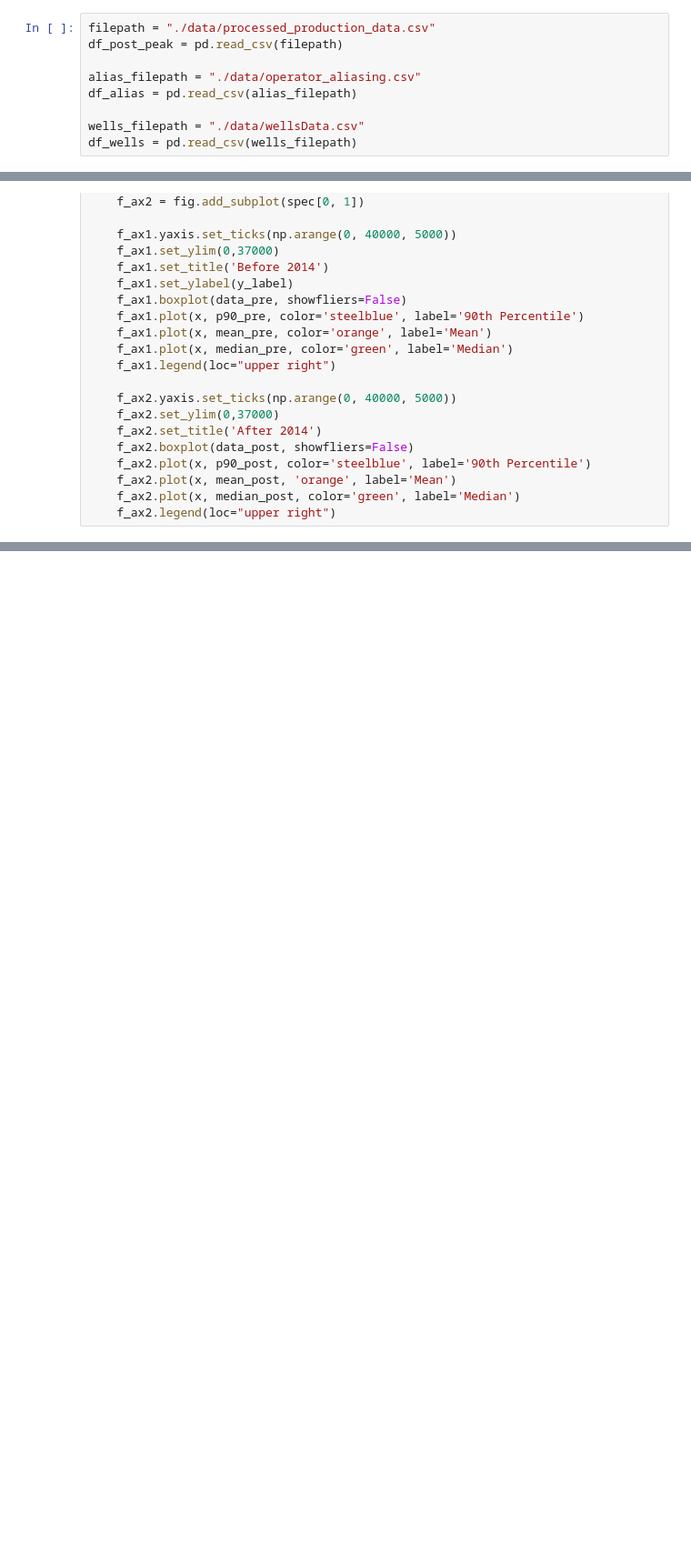
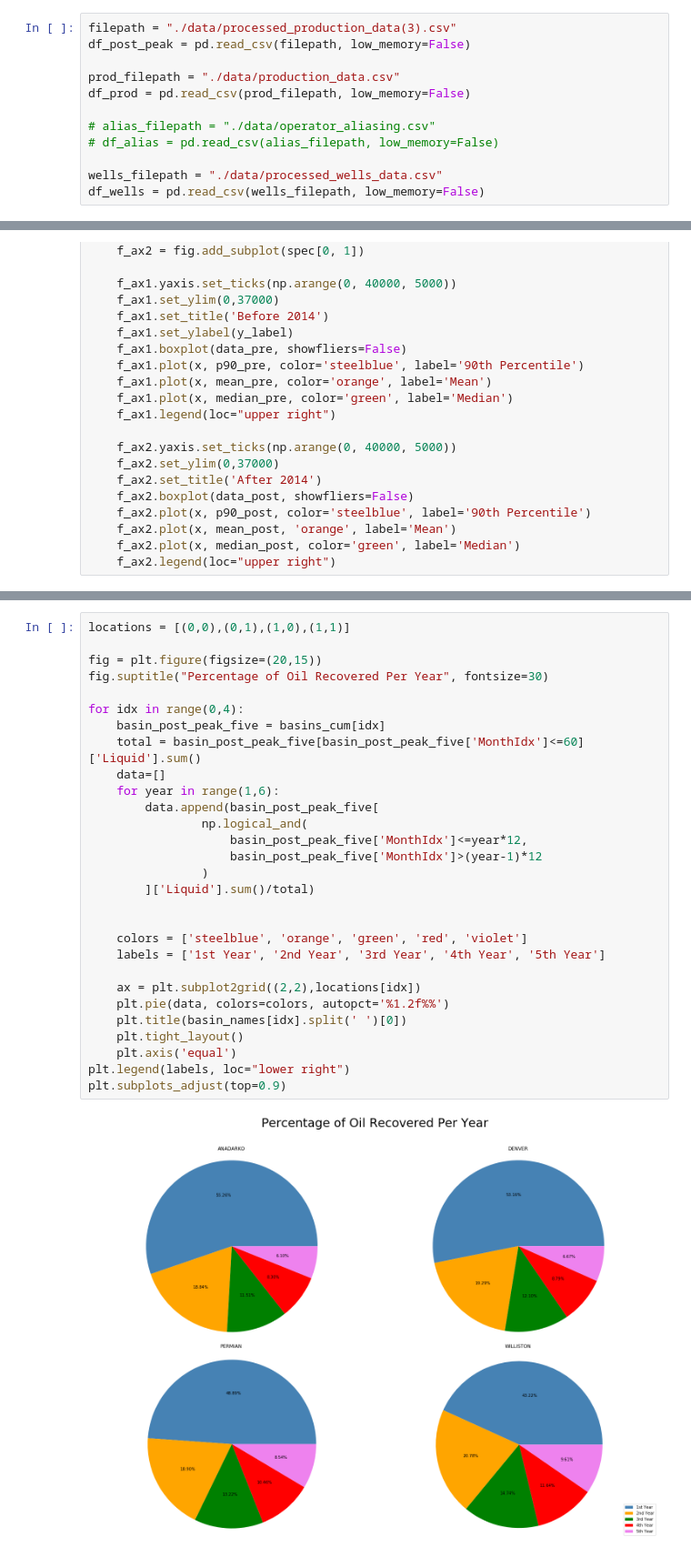
Before and after one commit to mekladious/applied-data-science, a Jupyter notebook: data_stats.ipynb, the cells around one changed output, grey strips where cells are left out. Shown at 91% size. Drawn from its saved outputs; the diff is of its cells as text; blank space fills up the shorter version.

Commit message:
finished plots

```diff
--- a/data_stats.ipynb
+++ b/data_stats.ipynb
@@ -7,9 +8,12 @@ import matplotlib.patches as mpatches
 # %%
-filepath = "./data/processed_production_data.csv"
-df_post_peak = pd.read_csv(filepath)
+filepath = "./data/processed_production_data(3).csv"
+df_post_peak = pd.read_csv(filepath, low_memory=False)
 
-alias_filepath = "./data/operator_aliasing.csv"
-df_alias = pd.read_csv(alias_filepath)
+prod_filepath = "./data/production_data.csv"
+df_prod = pd.read_csv(prod_filepath, low_memory=False)
 
-wells_filepath = "./data/wellsData.csv"
-df_wells = pd.read_csv(wells_filepath)
+# alias_filepath = "./data/operator_aliasing.csv"
+# df_alias = pd.read_csv(alias_filepath, low_memory=False)
+
+wells_filepath = "./data/processed_wells_data.csv"
+df_wells = pd.read_csv(wells_filepath, low_memory=False)
@@ -73,0 +107,31 @@ for basin in basin_names:
+# %%
+locations = [(0,0),(0,1),(1,0),(1,1)]
+
+fig = plt.figure(figsize=(20,15))
+fig.suptitle("Percentage of Oil Recovered Per Year", fontsize=30)
+
+for idx in range(0,4):
+    basin_post_peak_five = basins_cum[idx]
+    total = basin_post_peak_five[basin_post_peak_five['MonthIdx']<=60]['Liquid'].sum()
+    data=[]
+    for year in range(1,6):
+        data.append(basin_post_peak_five[
+                np.logical_and(
+                    basin_post_peak_five['MonthIdx']<=year*12,
+                    basin_post_peak_five['MonthIdx']>(year-1)*12
+                )
+        ]['Liquid'].sum()/total)
+
+
+    colors = ['steelblue', 'orange', 'green', 'red', 'violet']
+    labels = ['1st Year', '2nd Year', '3rd Year', '4th Year', '5th Year']
+
+    ax = plt.subplot2grid((2,2),locations[idx])
+    plt.pie(data, colors=colors, autopct='%1.2f%%')
+    plt.title(basin_names[idx].split(' ')[0])
+    plt.tight_layout()
+    plt.axis('equal')
+plt.legend(labels, loc="lower right")
+plt.subplots_adjust(top=0.9)
+# %% [output]
+[figure, added]
```
Also changed, not shown: parts of 11 cells of this notebook.
